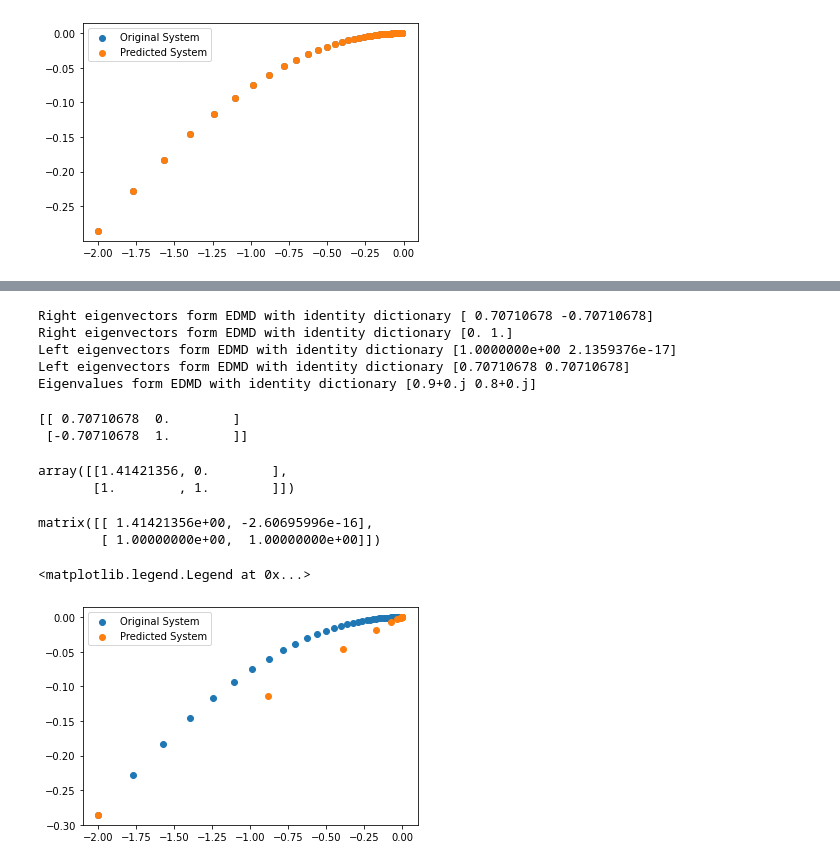
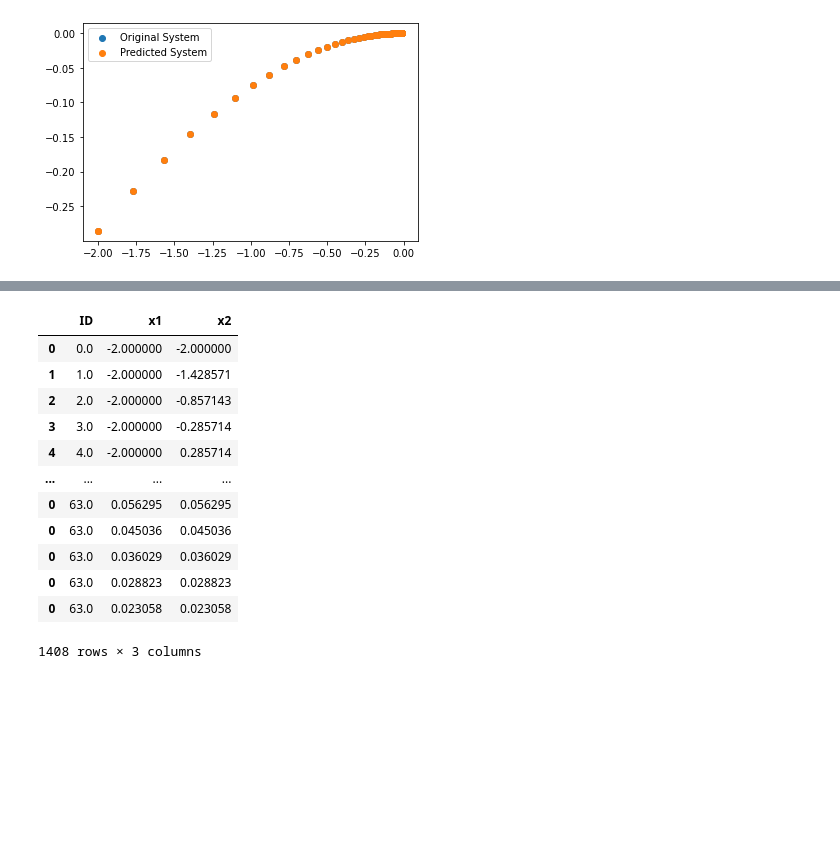
Before and after one commit to waleedbinkhalid74/ml_cms_final_project, a Jupyter notebook: ml_cms_final_proj_task_4.ipynb, the cells around one changed output, grey strips where cells are left out. Cells and saved outputs as stored; diff of their text form; code cells hidden in the pictures; blank space fills up the shorter version.

```diff
--- a/ml_cms_final_proj_task_4.ipynb
+++ b/ml_cms_final_proj_task_4.ipynb
@@ -309,56 +331,0 @@ identity_observables.fit(x_sol.iloc[:,0:3])
-# %%
-linear_dmd = EDMD(x_sol, 2, identity_observables)
-linear_dmd.fit()
-print(f"Right eigenvectors form EDMD with identity dictionary {linear_dmd.eigenvectors_right[:,0]}")
-print(f"Right eigenvectors form EDMD with identity dictionary {linear_dmd.eigenvectors_right[:,1]}")
-print(f"Left eigenvectors form EDMD with identity dictionary {linear_dmd.eigenvectors_left[:,0]}")
-print(f"Left eigenvectors form EDMD with identity dictionary {linear_dmd.eigenvectors_left[:,1]}")
-print(f"Eigenvalues form EDMD with identity dictionary {linear_dmd.eigenvalues}")
-# %% [output]
-Right eigenvectors form EDMD with identity dictionary [ 0.70710678 -0.70710678]
-Right eigenvectors form EDMD with identity dictionary [0. 1.]
-Left eigenvectors form EDMD with identity dictionary [1.0000000e+00 2.1359376e-17]
-Left eigenvectors form EDMD with identity dictionary [0.70710678 0.70710678]
-Eigenvalues form EDMD with identity dictionary [0.9+0.j 0.8+0.j]
-# %%
-print(linear_dmd.eigenvectors_right)
-act = np.linalg.inv(linear_dmd.eigenvectors_right)
-act
-# np.linalg.norm(act)
-# # linear_dmd.eigenvectors_right
-# np.diag(eigs).shape
-# %% [output]
-[[ 0.70710678  0.        ]
- [-0.70710678  1.        ]]
-array([[1.41421356, 0.        ],
-       [1.        , 1.        ]])
-# %%
-initial_values = x_sol[x_sol['ID'] == 0].iloc[0:1,0:3]
-# linear_dmd.build_dict_from_data(initial_values).to_numpy()@linear_dmd.eigenvectors_right
-func = linear_dmd.build_eigenfunction(initial_values)
-# mode = np.linalg.inv(linear_dmd.eigenvectors_right)#linear_dmd.build_eigenmodes()
-mode = linear_dmd.build_eigenmodes()
-mode
-# eigs = linear_dmd.eigfronvalues
-# # print(func)
-# K = mode @ np.diag(linear_dmd.eigenvalues) @ linear_dmd.eigenvectors_right
-# K = act @ np.diag(linear_dmd.eigenvalues) @ linear_dmd.eigenvectors_right
-# K
-# b = func @ np.diag(linear_dmd.eigenvalues) @ mode
-# # # b = func @ mode
-# b = np.array(b)
-# b
-# %% [output]
-matrix([[ 1.41421356e+00, -2.60695996e-16],
-        [ 1.00000000e+00,  1.00000000e+00]])
-# %%
-x_actual = x_sol[x_sol['ID'] == 3].iloc[:,:3]
-initial_values = x_actual.iloc[0:1,0:3]
-x_predict = linear_dmd.predict(initial_values, t_end=51)
-fig, axs = plt.subplots(1,1, sharex=True, sharey=True)
-axs.scatter(x_actual.iloc[:,1].to_numpy().real, x_actual.iloc[:,2].to_numpy().real, label='Original System')
-axs.scatter(x_predict.iloc[:,1].to_numpy().real, x_predict.iloc[:,2].to_numpy(), label='Predicted System')
-plt.legend()
-# %% [output]
-<matplotlib.legend.Legend at 0x...>
-[figure, removed]
@@ -373,0 +332,19 @@ def predict_system(initial_value_df):
+# %%
+initial_values = pd.DataFrame(initial_conditions, columns=['x1', 'x2'])
+initial_values.insert(0, 'ID', range(len(initial_values)))
+x_predict_edmd = linear_edmd.predict(initial_values, t_end=20)
+x_predict_edmd
+# %% [output]
+|  | ID | x1 | x2 |
+| 0 | 0.0 | -2.000000 | -2.000000 |
+| 1 | 1.0 | -2.000000 | -1.428571 |
+| 2 | 2.0 | -2.000000 | -0.857143 |
+| 3 | 3.0 | -2.000000 | -0.285714 |
+| 4 | 4.0 | -2.000000 | 0.285714 |
+| ... | ... | ... | ... |
+| 0 | 63.0 | 0.056295 | 0.056295 |
+| 0 | 63.0 | 0.045036 | 0.045036 |
+| 0 | 63.0 | 0.036029 | 0.036029 |
+| 0 | 63.0 | 0.028823 | 0.028823 |
+| 0 | 63.0 | 0.023058 | 0.023058 |
+1408 rows × 3 columns
```
Also changed, not shown: parts of 28 cells of this notebook, 12 other files.
